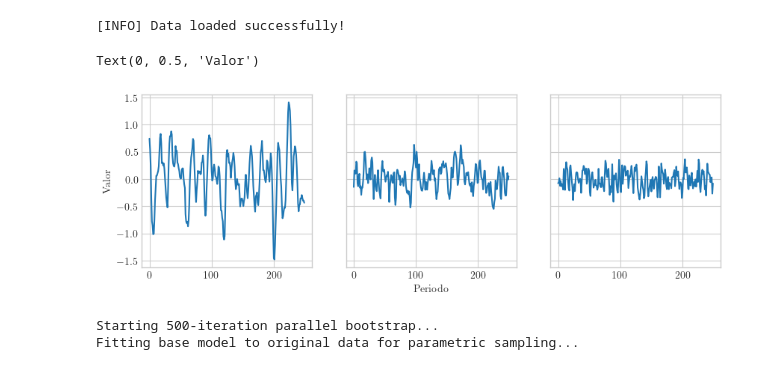
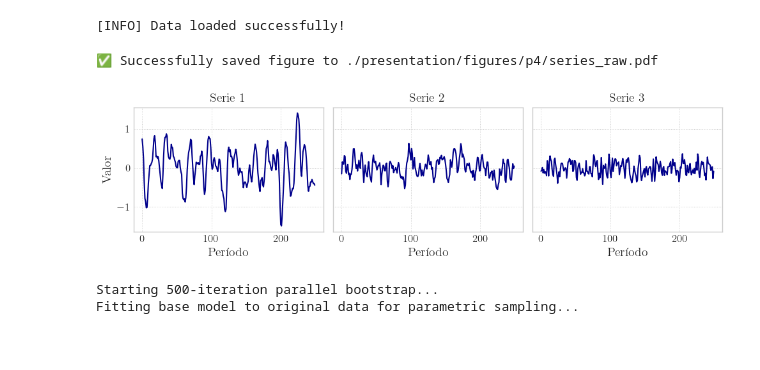
Before and after one commit to ensta630team/HW1---Python, a Jupyter notebook: presentation/notebooks/pregunta_4.ipynb, the cells around one changed output. Drawn from its saved outputs; the diff is of its cells as text; code cells hidden in the pictures.

```diff
--- a/presentation/notebooks/pregunta_4.ipynb
+++ b/presentation/notebooks/pregunta_4.ipynb
@@ -28,16 +28,11 @@ dataset = create_dataset('./data/hmw1_25.txt', problem=4)
 [INFO] Data loaded successfully!
 # %%
 fig, axes = plt.subplots(1, 3, figsize=(10, 3), sharey=True)
-axes[0].plot(dataset[:, 0])
-axes[1].plot(dataset[:, 1])
-axes[2].plot(dataset[:, 2])
-
-
-axes[1].set_xlabel('Periodo')
-axes[0].set_ylabel('Valor')
+fig, axes = uplot.plot_simulation_paths(dataset, fig=fig, axes=axes)
+uplot.save_figure(fig, './presentation/figures/p4/series_raw.pdf')
 # %% [output]
-Text(0, 0.5, 'Valor')
+✅ Successfully saved figure to ./presentation/figures/p4/series_raw.pdf
-[figure, old version]
+[figure, new version]
 # %%
 criteria = 'hqic' # hqic bic aic
 results_0 = parallel_bootstrap_hr(dataset[:, 0],
```
Also changed, not shown: parts of 6 cells of this notebook.
